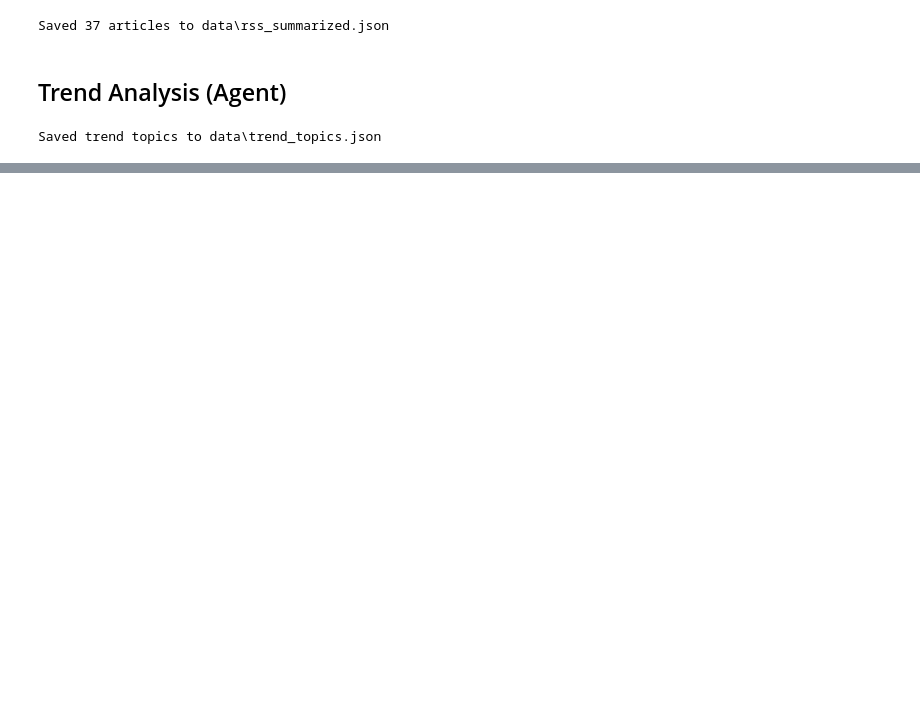
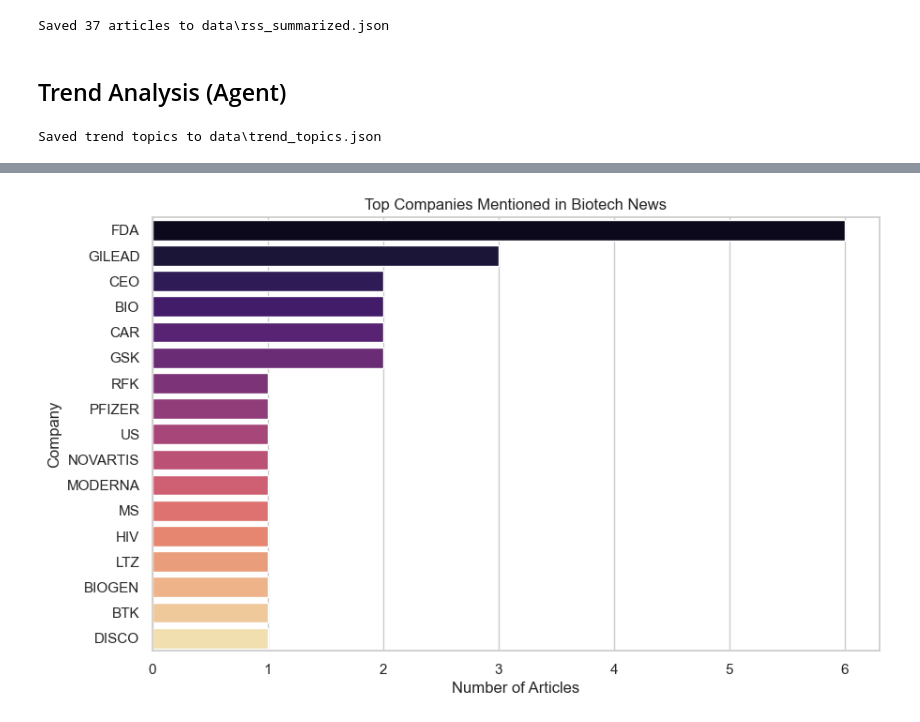
Before and after one commit to jeelfaldu7/bio_project, a Jupyter notebook: notebook.ipynb, the cells around one changed output, grey strips where cells are left out. Cells and saved outputs as stored; diff of their text form; code cells hidden in the pictures; blank space fills up the shorter version.

```diff
--- a/notebook.ipynb
+++ b/notebook.ipynb
@@ -473,0 +510,14 @@ display(trend_data[:3])  # show first 3 entries
+# %%
+# Flatten companies
+all_companies = [comp.upper() for topics in df['topics'] for comp in topics['companies']]
+company_counts = Counter(all_companies)
+company_df = pd.DataFrame(company_counts.items(), columns=['Company', 'Count']).sort_values(by='Count', ascending=False)
+
+plt.figure(figsize=(10,6))
+sns.barplot(data=company_df, x='Count', y='Company', hue='Company', palette='magma')
+plt.title("Top Companies Mentioned in Biotech News")
+plt.xlabel("Number of Articles")
+plt.ylabel("Company")
+plt.show()
+# %% [output]
+[figure, added]
```
Also changed, not shown: parts of 8 cells of this notebook, 2 other files.
